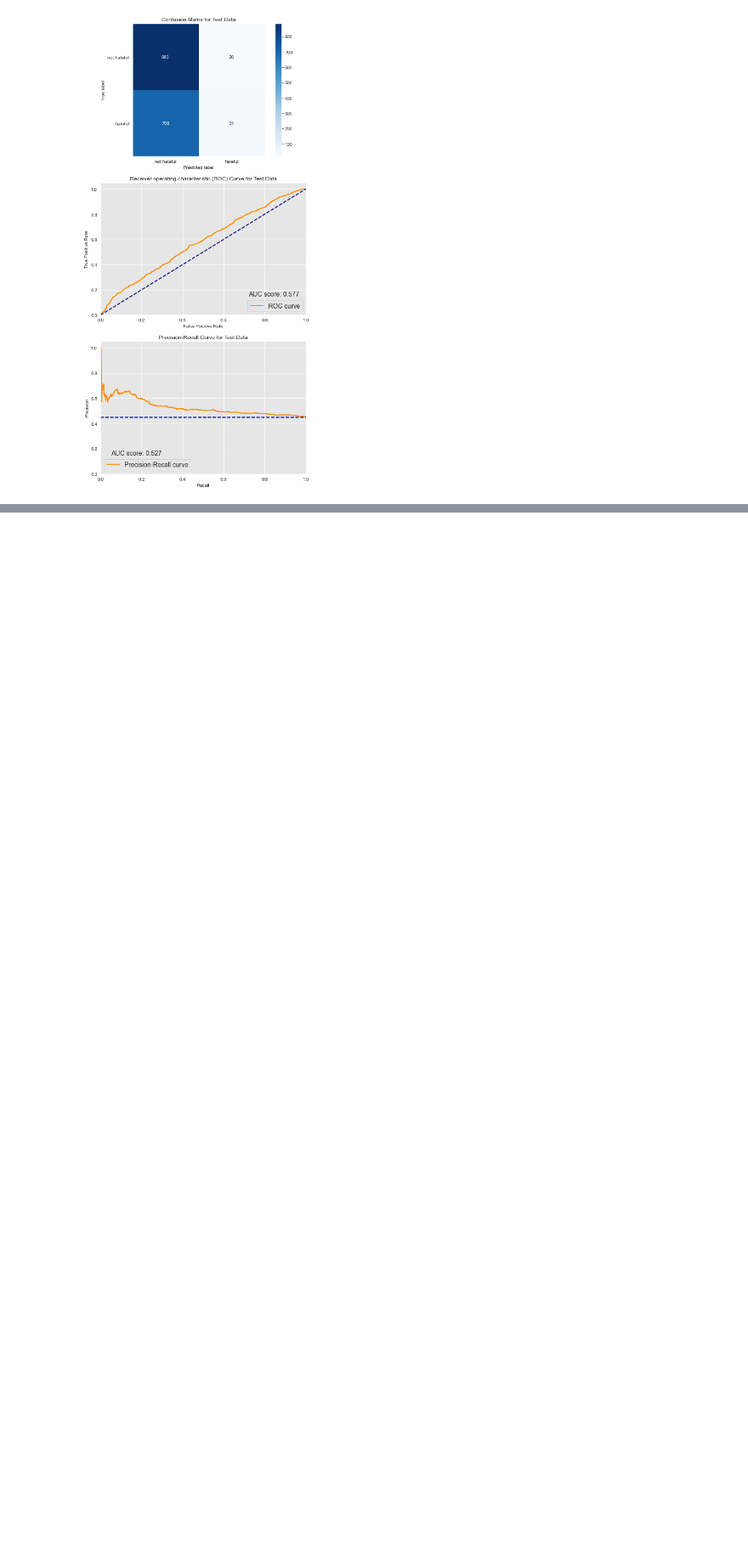
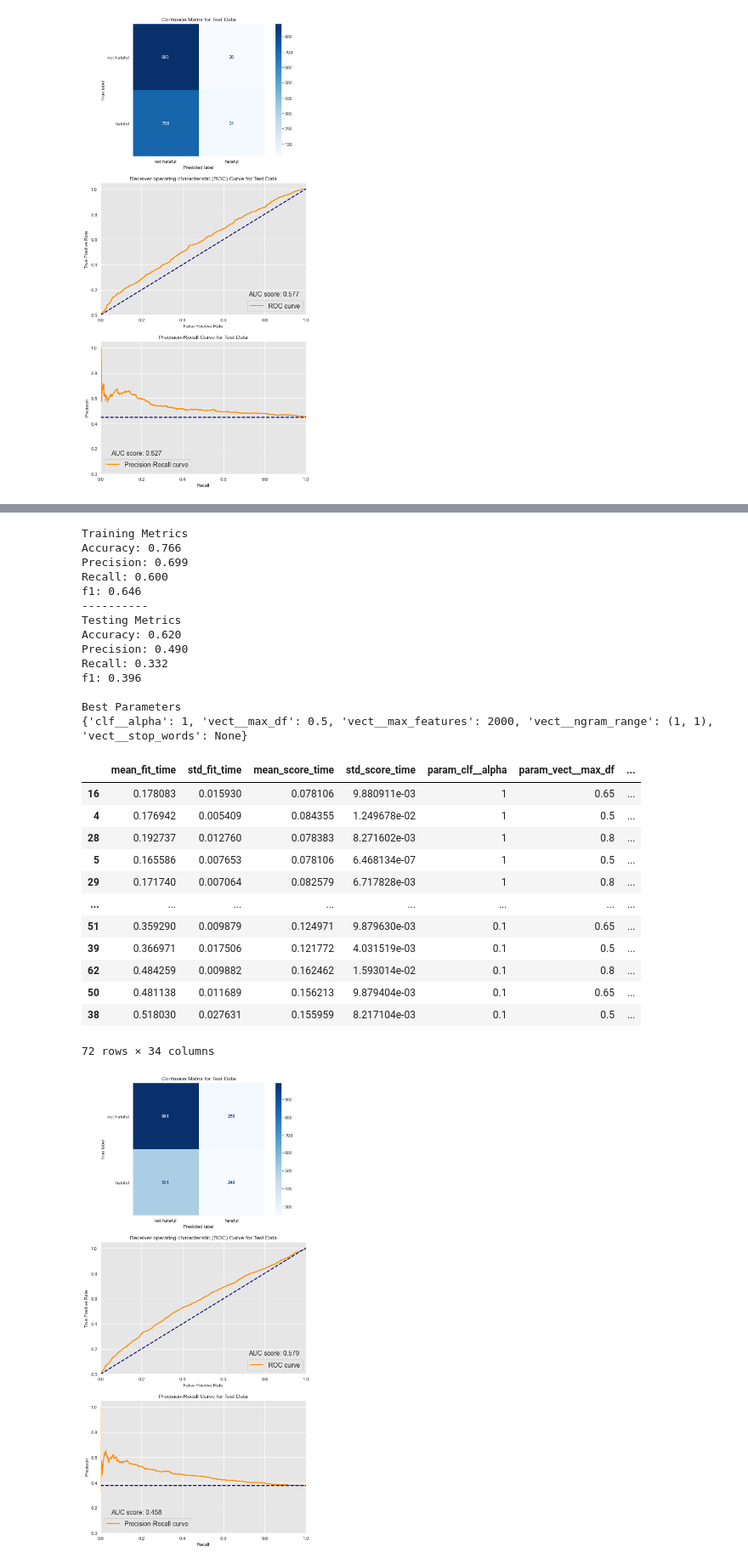
Before and after one commit to andrewwhitman/HatefulMemesDetection, a Jupyter notebook: notebooks/Models.ipynb, the cells around one changed output, grey strips where cells are left out. Shown at 85% size. Drawn from its saved outputs; the diff is of its cells as text; code cells hidden in the pictures; blank space fills up the shorter version.

```diff
--- a/notebooks/Models.ipynb
+++ b/notebooks/Models.ipynb
@@ -625,0 +628,31 @@ Best Parameters
+# %%
+evaluate(count_gs, X_train, y_train, X_hold, y_hold, grid_search=True)
+# %% [output]
+Training Metrics
+Accuracy: 0.766
+Precision: 0.699
+Recall: 0.600
+f1: 0.646
+----------
+Testing Metrics
+Accuracy: 0.620
+Precision: 0.490
+Recall: 0.332
+f1: 0.396
+
+Best Parameters
+{'clf__alpha': 1, 'vect__max_df': 0.5, 'vect__max_features': 2000, 'vect__ngram_range': (1, 1), 'vect__stop_words': None}
+|  | mean_fit_time | std_fit_time | mean_score_time | std_score_time | param_clf__alpha | param_vect__max_df | ... |
+| 16 | 0.178083 | 0.015930 | 0.078106 | 9.880911e-03 | 1 | 0.65 | ... |
+| 4 | 0.176942 | 0.005409 | 0.084355 | 1.249678e-02 | 1 | 0.5 | ... |
+| 28 | 0.192737 | 0.012760 | 0.078383 | 8.271602e-03 | 1 | 0.8 | ... |
+| 5 | 0.165586 | 0.007653 | 0.078106 | 6.468134e-07 | 1 | 0.5 | ... |
+| 29 | 0.171740 | 0.007064 | 0.082579 | 6.717828e-03 | 1 | 0.8 | ... |
+| ... | ... | ... | ... | ... | ... | ... | ... |
+| 51 | 0.359290 | 0.009879 | 0.124971 | 9.879630e-03 | 0.1 | 0.65 | ... |
+| 39 | 0.366971 | 0.017506 | 0.121772 | 4.031519e-03 | 0.1 | 0.5 | ... |
+| 62 | 0.484259 | 0.009882 | 0.162462 | 1.593014e-02 | 0.1 | 0.8 | ... |
+| 50 | 0.481138 | 0.011689 | 0.156213 | 9.879404e-03 | 0.1 | 0.65 | ... |
+| 38 | 0.518030 | 0.027631 | 0.155959 | 8.217104e-03 | 0.1 | 0.5 | ... |
+72 rows × 34 columns
+[figure, added]
```
Also changed, not shown: parts of 3 cells of this notebook, 1 other file.
